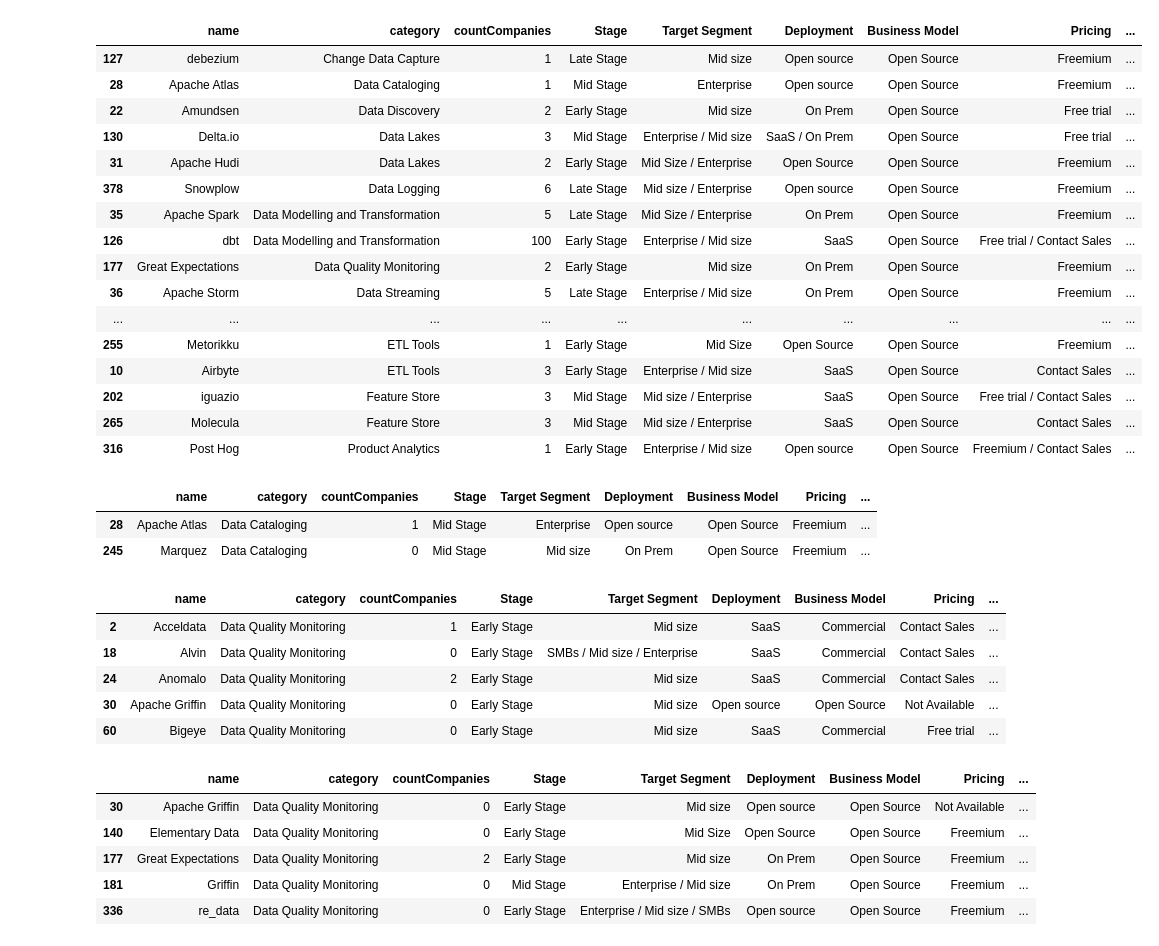
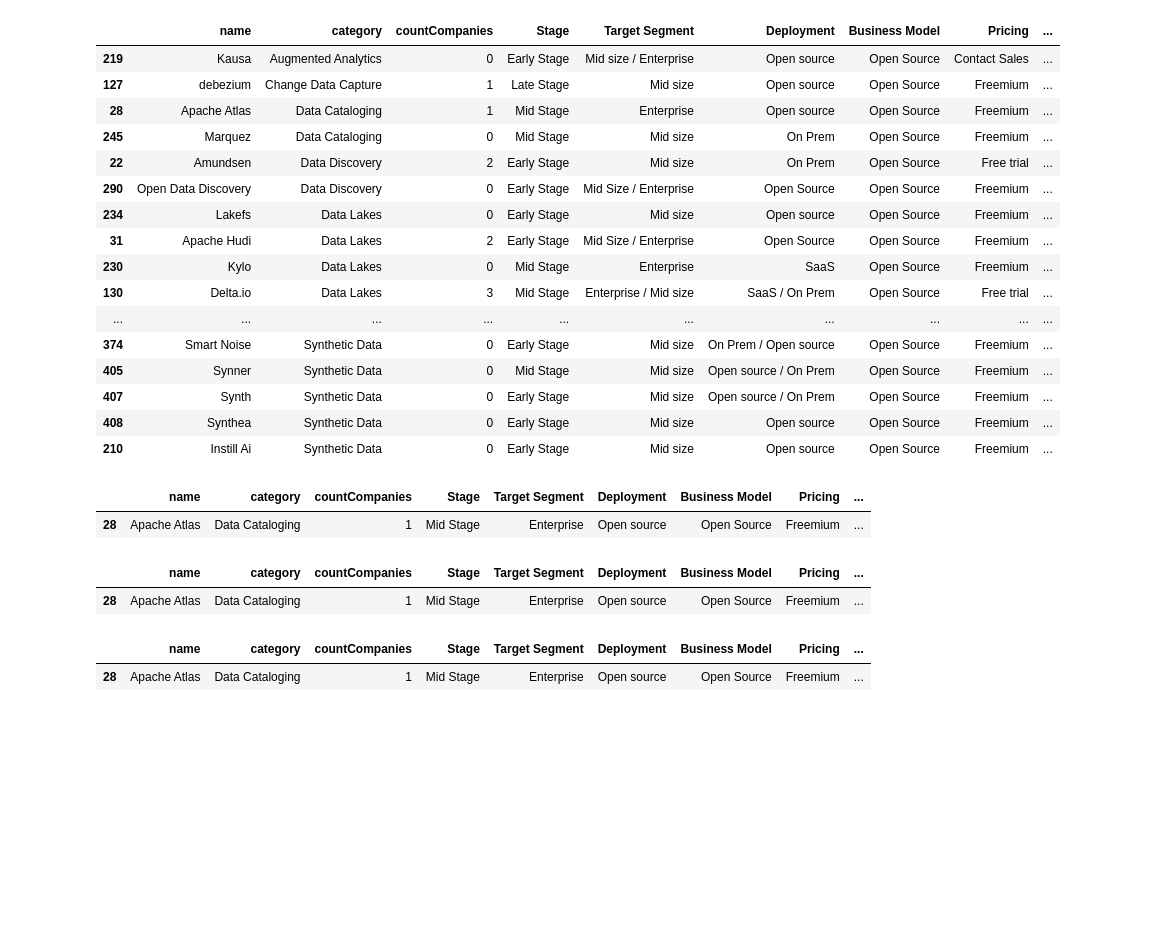
Before and after one commit to ledinhtrunghieu/diagrams, a Jupyter notebook: Untitled-1.ipynb, the cells around one changed output. Cells and saved outputs as stored; diff of their text form; code cells hidden in the pictures; blank space fills up the shorter version.

```diff
--- a/Untitled-1.ipynb
+++ b/Untitled-1.ipynb
@@ -16,29 +16,28 @@ import pandas as pd
 # %%
 tools_df = pd.read_json('D:/hieulon.json')
 tools_df = tools_df[tools_df['Business Model']=='Open Source']
 tools_df = tools_df[tools_df['category']!='Business Intelligence (BI)']
 tools_df = tools_df[tools_df['category']!='Workflow Orchestration']
-tools_df = tools_df[tools_df['countCompanies'] > 0]
 tools_df = tools_df.sort_values(by=['category'])
 tools_df.head(50)
 # %% [output]
 |  | name | category | countCompanies | Stage | Target Segment | Deployment | Business Model | Pricing | ... |
+| 219 | Kausa | Augmented Analytics | 0 | Early Stage | Mid size / Enterprise | Open source | Open Source | Contact Sales | ... |
 | 127 | debezium | Change Data Capture | 1 | Late Stage | Mid size | Open source | Open Source | Freemium | ... |
 | 28 | Apache Atlas | Data Cataloging | 1 | Mid Stage | Enterprise | Open source | Open Source | Freemium | ... |
+| 245 | Marquez | Data Cataloging | 0 | Mid Stage | Mid size | On Prem | Open Source | Freemium | ... |
 | 22 | Amundsen | Data Discovery | 2 | Early Stage | Mid size | On Prem | Open Source | Free trial | ... |
+| 290 | Open Data Discovery | Data Discovery | 0 | Early Stage | Mid Size / Enterprise | Open Source | Open Source | Freemium | ... |
+| 234 | Lakefs | Data Lakes | 0 | Early Stage | Mid size | Open source | Open Source | Freemium | ... |
+| 31 | Apache Hudi | Data Lakes | 2 | Early Stage | Mid Size / Enterprise | Open Source | Open Source | Freemium | ... |
+| 230 | Kylo | Data Lakes | 0 | Mid Stage | Enterprise | SaaS | Open Source | Freemium | ... |
 | 130 | Delta.io | Data Lakes | 3 | Mid Stage | Enterprise / Mid size | SaaS / On Prem | Open Source | Free trial | ... |
-| 31 | Apache Hudi | Data Lakes | 2 | Early Stage | Mid Size / Enterprise | Open Source | Open Source | Freemium | ... |
-| 378 | Snowplow | Data Logging | 6 | Late Stage | Mid size / Enterprise | Open source | Open Source | Freemium | ... |
-| 35 | Apache Spark | Data Modelling and Transformation | 5 | Late Stage | Mid Size / Enterprise | On Prem | Open Source | Freemium | ... |
-| 126 | dbt | Data Modelling and Transformation | 100 | Early Stage | Enterprise / Mid size | SaaS | Open Source | Free trial / Contact Sales | ... |
-| 177 | Great Expectations | Data Quality Monitoring | 2 | Early Stage | Mid size | On Prem | Open Source | Freemium | ... |
-| 36 | Apache Storm | Data Streaming | 5 | Late Stage | Enterprise / Mid size | On Prem | Open Source | Freemium | ... |
 | ... | ... | ... | ... | ... | ... | ... | ... | ... | ... |
-| 255 | Metorikku | ETL Tools | 1 | Early Stage | Mid Size | Open Source | Open Source | Freemium | ... |
-| 10 | Airbyte | ETL Tools | 3 | Early Stage | Enterprise / Mid size | SaaS | Open Source | Contact Sales | ... |
-| 202 | iguazio | Feature Store | 3 | Mid Stage | Mid size / Enterprise | SaaS | Open Source | Free trial / Contact Sales | ... |
-| 265 | Molecula | Feature Store | 3 | Mid Stage | Mid size / Enterprise | SaaS | Open Source | Contact Sales | ... |
-| 316 | Post Hog | Product Analytics | 1 | Early Stage | Enterprise / Mid size | Open source | Open Source | Freemium / Contact Sales | ... |
+| 374 | Smart Noise | Synthetic Data | 0 | Early Stage | Mid size | On Prem / Open source | Open Source | Freemium | ... |
+| 405 | Synner | Synthetic Data | 0 | Mid Stage | Mid size | Open source / On Prem | Open Source | Freemium | ... |
+| 407 | Synth | Synthetic Data | 0 | Early Stage | Mid size | Open source / On Prem | Open Source | Freemium | ... |
+| 408 | Synthea | Synthetic Data | 0 | Early Stage | Mid size | Open source | Open Source | Freemium | ... |
+| 210 | Instill Ai | Synthetic Data | 0 | Early Stage | Mid size | Open source | Open Source | Freemium | ... |
 # %%
 results = tools_df[tools_df['category'] == 'Data Cataloging']
 results = results[results['Business Model']=='Open Source']
@@ -46,26 +45,17 @@ results.head(20)
 # %% [output]
 |  | name | category | countCompanies | Stage | Target Segment | Deployment | Business Model | Pricing | ... |
 | 28 | Apache Atlas | Data Cataloging | 1 | Mid Stage | Enterprise | Open source | Open Source | Freemium | ... |
-| 245 | Marquez | Data Cataloging | 0 | Mid Stage | Mid size | On Prem | Open Source | Freemium | ... |
 # %%
 results.head()
 # %% [output]
 |  | name | category | countCompanies | Stage | Target Segment | Deployment | Business Model | Pricing | ... |
-| 2 | Acceldata | Data Quality Monitoring | 1 | Early Stage | Mid size | SaaS | Commercial | Contact Sales | ... |
-| 18 | Alvin | Data Quality Monitoring | 0 | Early Stage | SMBs / Mid size / Enterprise | SaaS | Commercial | Contact Sales | ... |
-| 24 | Anomalo | Data Quality Monitoring | 2 | Early Stage | Mid size | SaaS | Commercial | Contact Sales | ... |
-| 30 | Apache Griffin | Data Quality Monitoring | 0 | Early Stage | Mid size | Open source | Open Source | Not Available | ... |
-| 60 | Bigeye | Data Quality Monitoring | 0 | Early Stage | Mid size | SaaS | Commercial | Free trial | ... |
+| 28 | Apache Atlas | Data Cataloging | 1 | Mid Stage | Enterprise | Open source | Open Source | Freemium | ... |
 # %%
 results = results[results['Business Model']=='Open Source']
 results.head(20)
 # %% [output]
 |  | name | category | countCompanies | Stage | Target Segment | Deployment | Business Model | Pricing | ... |
-| 30 | Apache Griffin | Data Quality Monitoring | 0 | Early Stage | Mid size | Open source | Open Source | Not Available | ... |
-| 140 | Elementary Data | Data Quality Monitoring | 0 | Early Stage | Mid Size | Open Source | Open Source | Freemium | ... |
-| 177 | Great Expectations | Data Quality Monitoring | 2 | Early Stage | Mid size | On Prem | Open Source | Freemium | ... |
-| 181 | Griffin | Data Quality Monitoring | 0 | Mid Stage | Enterprise / Mid size | On Prem | Open Source | Freemium | ... |
-| 336 | re_data | Data Quality Monitoring | 0 | Early Stage | Enterprise / Mid size / SMBs | Open source | Open Source | Freemium | ... |
+| 28 | Apache Atlas | Data Cataloging | 1 | Mid Stage | Enterprise | Open source | Open Source | Freemium | ... |
 # %%
 category_df = tools_df['category'].to_frame()
 category_df = category_df.drop_duplicates(keep='first',inplace=False).reset_index(drop=True)
```
Also changed, not shown: parts of 1 cell of this notebook.
